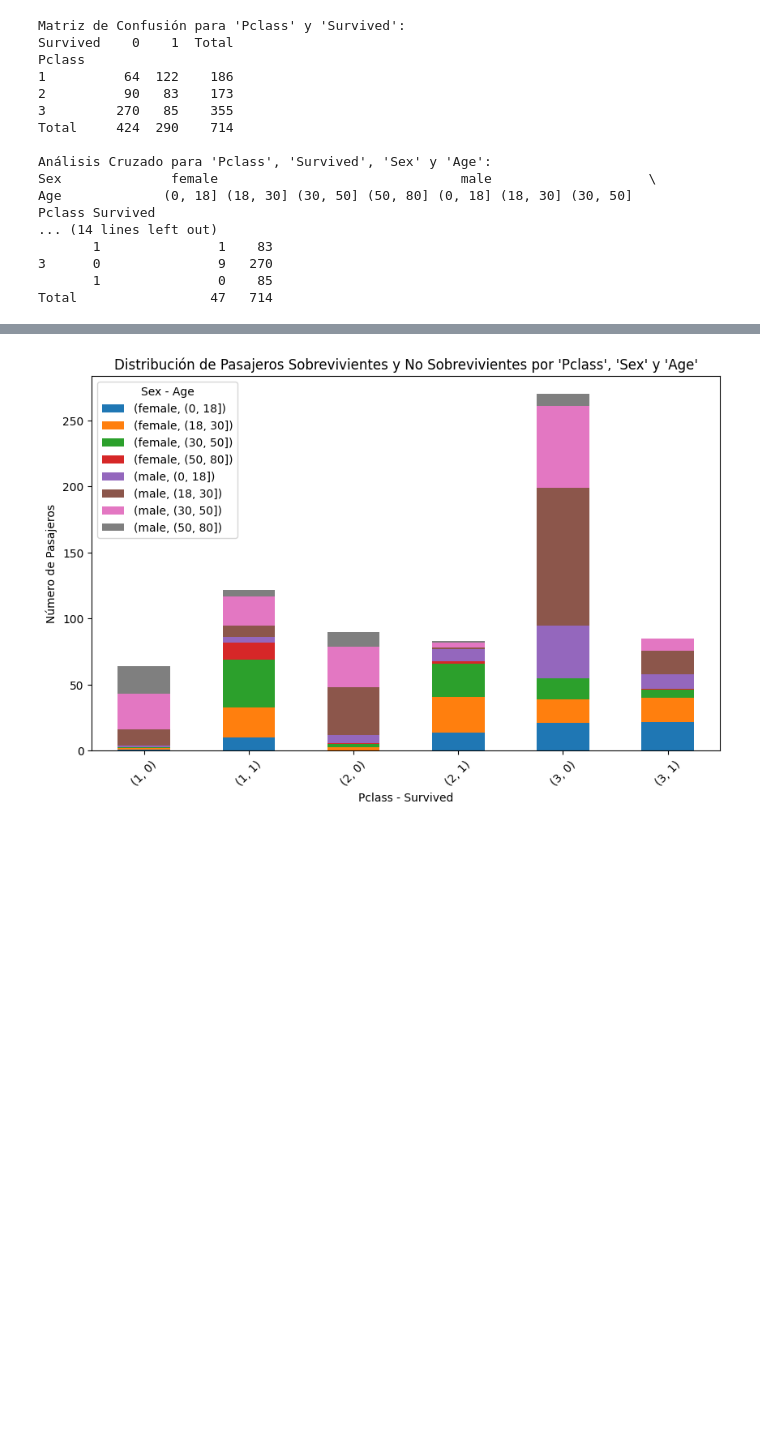
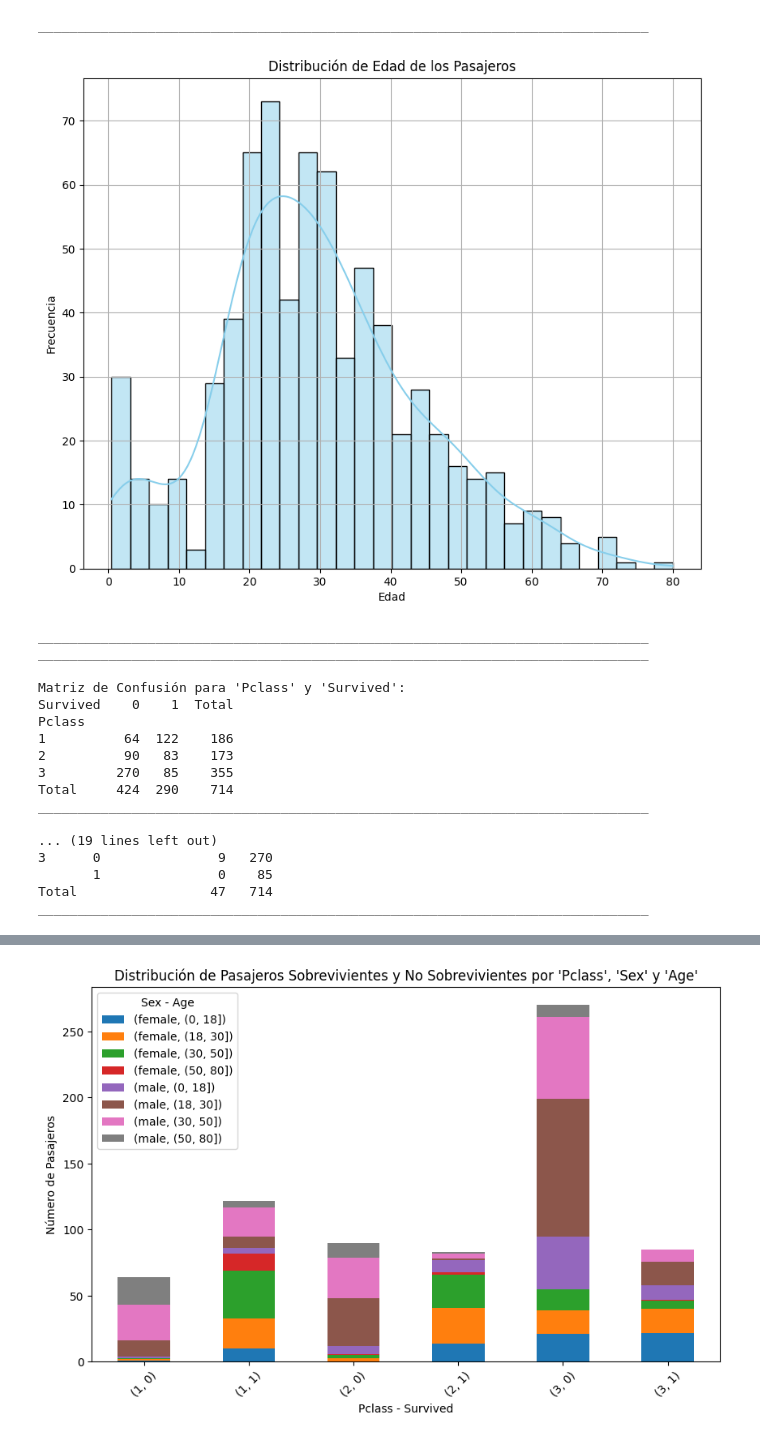
Before and after one commit to DiomedesIguax/BootCampTaller1, a Jupyter notebook: Titanic.ipynb, the cells around one changed output, grey strips where cells are left out. Cells and saved outputs as stored; diff of their text form; code cells hidden in the pictures; blank space fills up the shorter version.

```diff
--- a/Titanic.ipynb
+++ b/Titanic.ipynb
@@ -38,22 +90,23 @@ Para mujeres: **74.20%**
 # %%
 
 
-import pandas as pd
-import numpy as np
-import matplotlib.pyplot as plt
-# Leer el archivo CSV
-datos = pd.read_csv('/content/titanic.csv')
 
 # Calcular la cantidad de sobrevivientes por género
+print("______________________________________________________________________________")
 sobrevivientes_por_genero = datos.groupby('Sex')['Survived'].sum()
-print('sobrevivientes_por_genero')
+print('\n\033[1mSobrevivientes por género:\033[0m')
 print(sobrevivientes_por_genero)
+print("______________________________________________________________________________")
+
 # Calcular la cantidad total de pasajeros por género
 total_pasajeros_por_genero = datos['Sex'].value_counts()
-print('total_pasajeros_por_genero')
+print('\n\033[1mTotal de pasajeros por género:\033[0m')
 print(total_pasajeros_por_genero)
+print("______________________________________________________________________________")
+
 # Calcular la tasa de supervivencia por género
 tasa_supervivencia_por_genero = sobrevivientes_por_genero / total_pasajeros_por_genero * 100
+print("______________________________________________________________________________")
 
 # Graficar
 fig, ax = plt.subplots()
@@ -63,19 +116,34 @@ ax.set_xlabel('Género')
 ax.set_title('Tasa de Supervivencia por Género en el Titanic')
 plt.xticks(rotation=0)
 plt.show()
-
+print("______________________________________________________________________________")
 
 # Eliminar filas con valores NaN en la columna 'Age'
 datos = datos.dropna(subset=['Age'])
+# Graficar por edad de los pasajeros
+plt.figure(figsize=(10, 8))
+sns.histplot(data=datos, x='Age', bins=30, kde=True, color='skyblue')
+plt.title('Distribución de Edad de los Pasajeros')
+plt.xlabel('Edad')
+plt.ylabel('Frecuencia')
+plt.grid(True)
+plt.show()
+print("______________________________________________________________________________")
+
 
 # Crear una matriz de confusión para 'Pclass' y 'Survived'
 confusion_matrix_pclass_survived = pd.crosstab(index=datos['Pclass'], columns=datos['Survived'], margins=True, margins_name="Total")
 
 # Crear un análisis cruzado para 'Pclass', 'Survived', 'Sex' y 'Age'
 cross_tab = pd.crosstab(index=[datos['Pclass'], datos['Survived']], columns=[datos['Sex'], pd.cut(datos['Age'], bins=[0, 18, 30, 50, 80])], margins=True, margins_name="Total")
+print("______________________________________________________________________________")
 
-print("Matriz de Confusión para 'Pclass' y 'Survived':")
+print("\n\033[1mMatriz de Confusión para 'Pclass' y 'Survived':\033[0m")
 print(confusion_matrix_pclass_survived)
-print("\nAnálisis Cruzado para 'Pclass', 'Survived', 'Sex' y 'Age':")
+print("______________________________________________________________________________")
+
+print("\n\033[1mAnálisis Cruzado para 'Pclass', 'Survived', 'Sex' y 'Age':\033[0m")
 print(cross_tab)
+
+print("______________________________________________________________________________")
 # %% [output]
@@ -91,19 +165,21 @@ Name: Sex, dtype: int64
 [figure]
-Matriz de Confusión para 'Pclass' y 'Survived':
-Survived    0    1  Total
-Pclass
-1          64  122    186
-2          90   83    173
-3         270   85    355
-Total     424  290    714
-
-Análisis Cruzado para 'Pclass', 'Survived', 'Sex' y 'Age':
-Sex              female                               male                    \
-Age             (0, 18] (18, 30] (30, 50] (50, 80] (0, 18] (18, 30] (30, 50]
-Pclass Survived
-... (14 lines left out)
-       1               1    83
-3      0               9   270
-       1               0    85
-Total                 47   714
+______________________________________________________________________________
+[figure, added]
+______________________________________________________________________________
+______________________________________________________________________________
+
+Matriz de Confusión para 'Pclass' y 'Survived':
+Survived    0    1  Total
+Pclass
+1          64  122    186
+2          90   83    173
+3         270   85    355
+Total     424  290    714
+______________________________________________________________________________
+
+... (19 lines left out)
+3      0               9   270
+       1               0    85
+Total                 47   714
+______________________________________________________________________________
 # %% [markdown]
```
Also changed, not shown: parts of 19 cells of this notebook.
